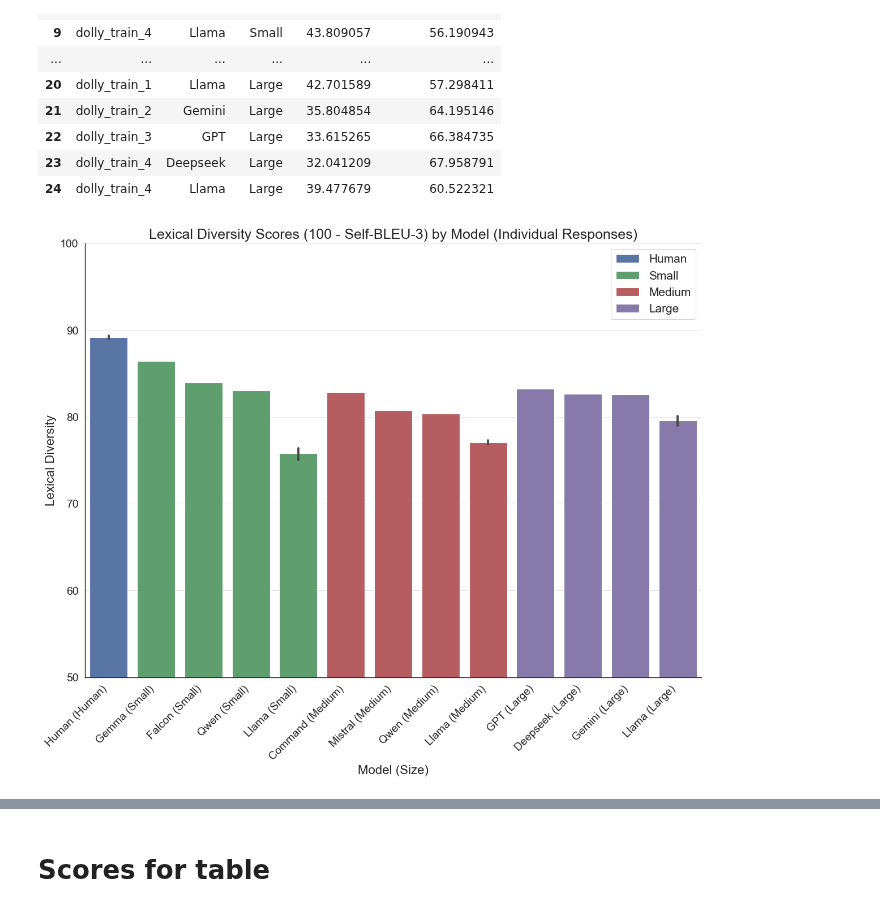
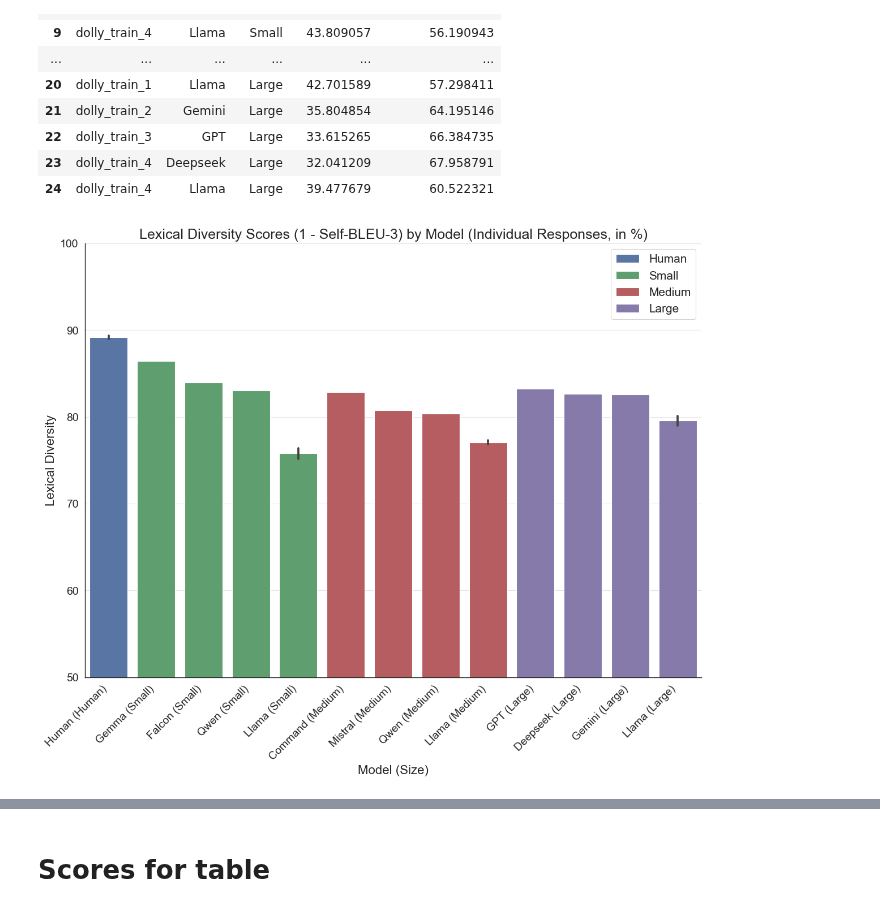
Before and after one commit to maxschaffelder/synthetic_data_diversity, a Jupyter notebook: data_analysis/lexical_diversity/sacre_bleu.ipynb, the cells around one changed output, grey strips where cells are left out. Drawn from its saved outputs; the diff is of its cells as text; code cells hidden in the pictures.

Commit message:
correct plot captions

```diff
--- a/data_analysis/lexical_diversity/sacre_bleu.ipynb
+++ b/data_analysis/lexical_diversity/sacre_bleu.ipynb
@@ -785,8 +785,8 @@ avg_by_size_all.head(25)
 # %%
 n_gram = 3
 
-self_bleu_data = pd.read_pickle(f"../../Data/analysis/self_bleu_{n_gram}/self_bleu_data.pkl")
-self_bleu_data_combined = pd.read_pickle(f"../../Data/analysis/self_bleu_combined_{n_gram}/self_bleu_combined_data.pkl")
+self_bleu_data = pd.read_pickle(f"/Users/maxschaffelder/Desktop/Thesis/data/data_analysis/self_bleu_3/self_bleu_data.pkl")
+self_bleu_data_combined = pd.read_pickle(f"/Users/maxschaffelder/Desktop/Thesis/data/data_analysis/self_bleu_combined_3/self_bleu_combined_data.pkl")
 
 # Define the order for size categories
 size_order = ["Human", "Small", "Medium", "Large"]
@@ -842,32 +842,33 @@ current_palette = sns.color_palette()
 # Map sizes to colors from the thesis palette
 size_palette = {
     "Human": current_palette[0],    # Red from thesis palette
     "Small": current_palette[1],    # Sand/yellow from thesis palette
     "Medium": current_palette[2],   # Green from thesis palette
     "Large": current_palette[3]     # Blue from thesis palette
 }
 
 # Sort the data within each size by lexical diversity score in descending order
 self_bleu_data_sorted = self_bleu_data.sort_values(by=['size', 'lexical_diversity'], ascending=[True, False])
 
 # Create the bar plot with thesis style colors
 sns.barplot(
     data=self_bleu_data_sorted,
     x='model_with_size',
     y='lexical_diversity',
     hue='size',
     palette=size_palette,
     dodge=False
 )
 
-plt.title(f"Lexical Diversity Scores (100 - Self-BLEU-{n_gram}) by Model (Individual Responses)", fontsize=18)
+plt.title(f"Lexical Diversity Scores (1 - Self-BLEU-{n_gram}) by Model (Individual Responses, in %)", fontsize=18)
 plt.xticks(rotation=45, ha='right', fontsize=14)
 plt.yticks(np.arange(0, 101, 10), fontsize=14)
 plt.ylabel("Lexical Diversity", fontsize=16)
 plt.xlabel("Model (Size)", fontsize=16)
 plt.ylim(50, 100)
 plt.legend(fontsize=15)
 plt.tight_layout()
+plt.savefig(f"/Users/maxschaffelder/Desktop/bar_lex_div_individual.png", dpi=300, bbox_inches='tight')
 plt.show()
 # %% [output]
-[figure, old version]
+[figure, new version]
```
Also changed, not shown: parts of 2 cells of this notebook.
